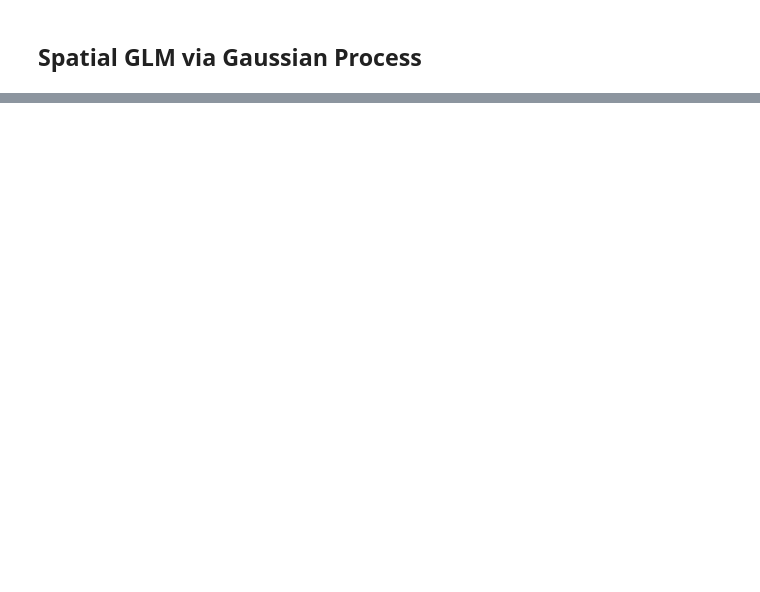
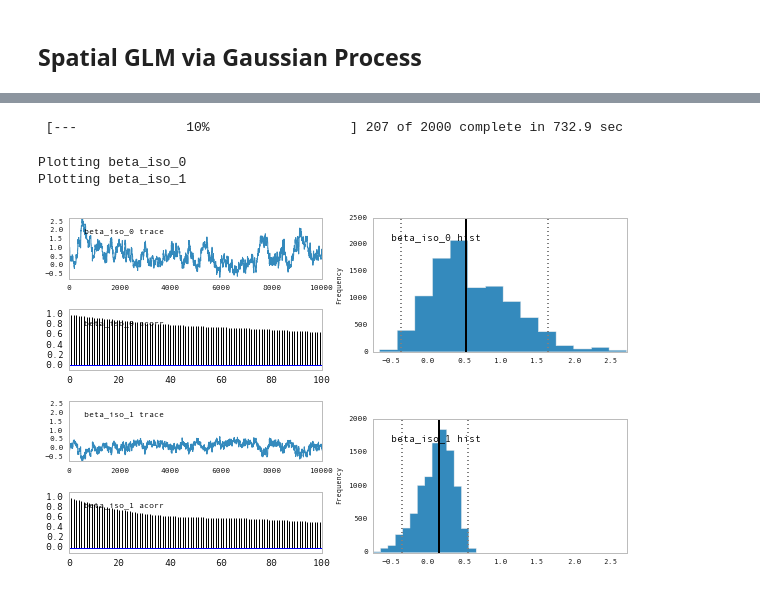
Before and after one commit to fonnesbeck/CharlestonLanesAnalysis, a Jupyter notebook: Charleston Shipping Lanes Analysis.ipynb, the cells around one changed output, grey strips where cells are left out. Drawn from its saved outputs; the diff is of its cells as text; code cells hidden in the pictures; blank space fills up the shorter version.

```diff
--- a/Charleston Shipping Lanes Analysis.ipynb
+++ b/Charleston Shipping Lanes Analysis.ipynb
@@ -342,0 +338,5 @@ def risk_model():
+# %%
+y = groups > 0
+# %%
+nyears = len(set(year))
+nperiods = len(set(period))
@@ -342,0 +347,25 @@ def risk_model():
+# %%
+def make_gp_submodel(name, mesh):
+
+    # Vague priors for the amplitude, scale and degree of differentiability
+    diff_degree = Uniform('diff_degree_' + name, 0.5, 5, value=1)
+    amp = Exponential('amp_' + name, 1.e-5, value=1)
+    scale = Exponential('scale_' + name, 1.e-3, value=1)
+
+    @deterministic(name='C_' + name)
+    def C(amp=amp, scale=scale, diff_degree=diff_degree):
+        return FullRankCovariance(matern.euclidean, diff_degree=diff_degree, amp=amp, scale=scale)
+
+    # Vague prior for the overall mean
+    m = Uninformative('m_' + name, value=1)
+
+    def constant(x, val):
+        return np.zeros(x.shape[:-1], dtype=float) + val
+
+    @deterministic(name='M_' + name)
+    def M(m=m):
+        return Mean(constant, val=m)
+
+    GP = GPSubmodel('GP_' + name, M, C, mesh=mesh)
+
+    return locals()
@@ -342,0 +440,9 @@ def risk_model():
+# %%
+M = MCMC(risk_model())
+M.use_step_method(AdaptiveMetropolis, M.beta_year)
+# %%
+import appnope
+appnope.nope()
+M.sample(2000, 1000)
+# %% [output]
+ [---              10%                  ] 207 of 2000 complete in 732.9 sec
@@ -342,0 +451,6 @@ def risk_model():
+# %%
+Matplot.plot(M.beta_iso)
+# %% [output]
+Plotting beta_iso_0
+Plotting beta_iso_1
+[figure, added]
```
Also changed, not shown: parts of 22 cells of this notebook, 1 other file.
